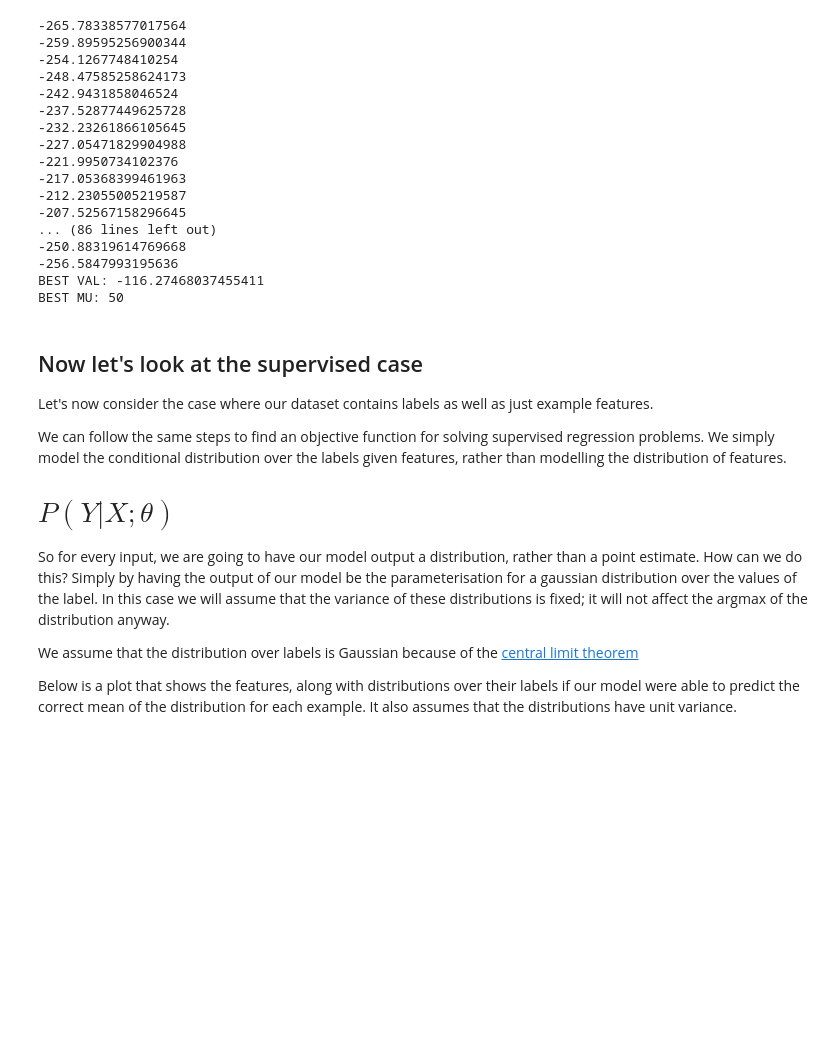
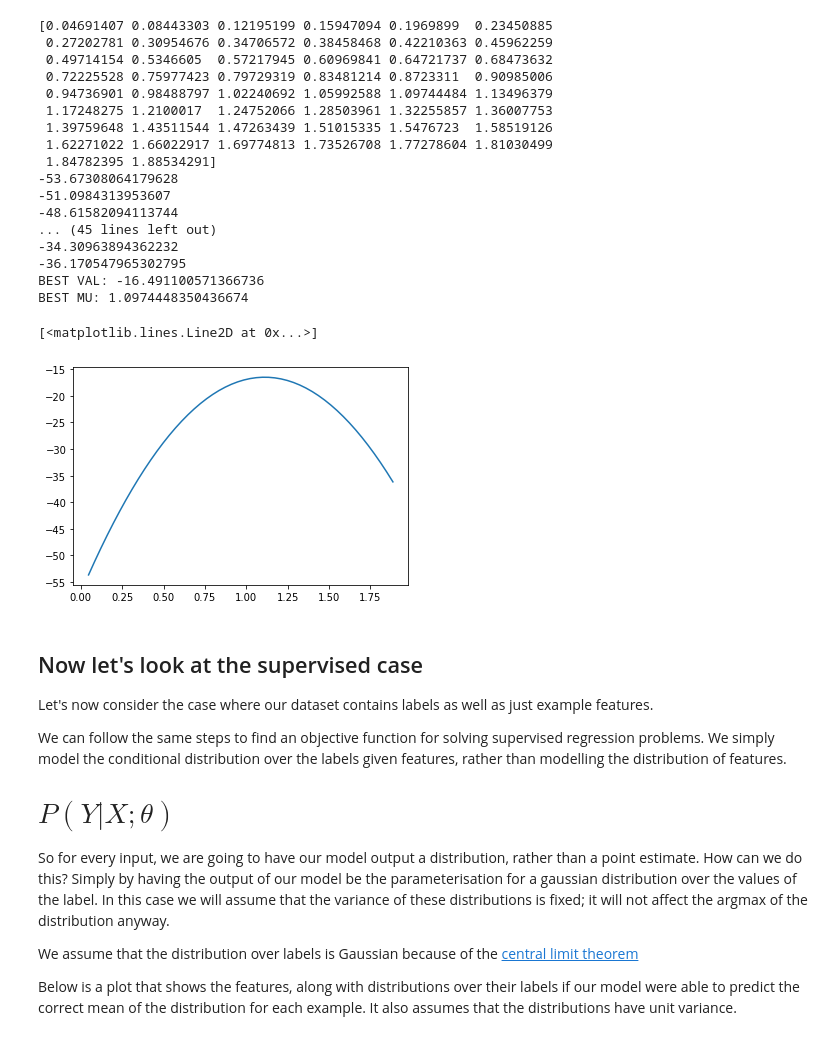
Before and after one commit to TataAndBigData/Practical-ML-DS, a Jupyter notebook: Chapter 1. Machine Learning Foundations/7. Maximum Likelihood Estimation.ipynb, the cells around one changed output. Cells and saved outputs as stored; diff of their text form; code cells hidden in the pictures; blank space fills up the shorter version.

```diff
--- a/Chapter 1. Machine Learning Foundations/7. Maximum Likelihood Estimation.ipynb
+++ b/Chapter 1. Machine Learning Foundations/7. Maximum Likelihood Estimation.ipynb
@@ -83,38 +76,47 @@ Which of these distributions would you be most likely to sample the dataset feat
 # %%
 
-mus = np.arange(100)
+mus = np.linspace(min(X), max(X), 50)
+print(mus)
+objectives = np.zeros_like(mus)
 best_mu = 0
 best_val = -float('inf') # initialise best value as infinitely bad
-for m in mus:
+for idx, m in enumerate(mus):
     p = GaussianPDF(m, sigma)
     obj = 0
     for x in X:
-        obj += np.log(p(x))
+        obj += np.log(p(x) + 0.00001) # what is this added constant? Find out what happens if you remove it. Why does this happen?
+    objectives[idx] = obj
     if obj > best_val:
         best_val = obj
         best_mu = m
     print(obj)
 
 print('BEST VAL:', best_val)
 print('BEST MU:', best_mu)
+
+# plt.ylim(-300, 0)
+# plt.xlim(0, 10)
+plt.plot(mus, objectives)
 # %% [output]
--265.78338577017564
--259.89595256900344
--254.1267748410254
--248.47585258624173
--242.9431858046524
--237.52877449625728
--232.23261866105645
--227.05471829904988
--221.9950734102376
--217.05368399461963
--212.23055005219587
--207.52567158296645
-... (86 lines left out)
--250.88319614769668
--256.5847993195636
-BEST VAL: -116.27468037455411
-BEST MU: 50
+[0.04691407 0.08443303 0.12195199 0.15947094 0.1969899  0.23450885
+ 0.27202781 0.30954676 0.34706572 0.38458468 0.42210363 0.45962259
+ 0.49714154 0.5346605  0.57217945 0.60969841 0.64721737 0.68473632
+ 0.72225528 0.75977423 0.79729319 0.83481214 0.8723311  0.90985006
+ 0.94736901 0.98488797 1.02240692 1.05992588 1.09744484 1.13496379
+ 1.17248275 1.2100017  1.24752066 1.28503961 1.32255857 1.36007753
+ 1.39759648 1.43511544 1.47263439 1.51015335 1.5476723  1.58519126
+ 1.62271022 1.66022917 1.69774813 1.73526708 1.77278604 1.81030499
+ 1.84782395 1.88534291]
+-53.67308064179628
+-51.0984313953607
+-48.61582094113744
+... (45 lines left out)
+-34.30963894362232
+-36.170547965302795
+BEST VAL: -16.491100571366736
+BEST MU: 1.0974448350436674
+[<matplotlib.lines.Line2D at 0x...>]
+[figure, added]
 # %% [markdown]
 ## Now let's look at the supervised case
 
```
Also changed, not shown: parts of 5 cells of this notebook.
